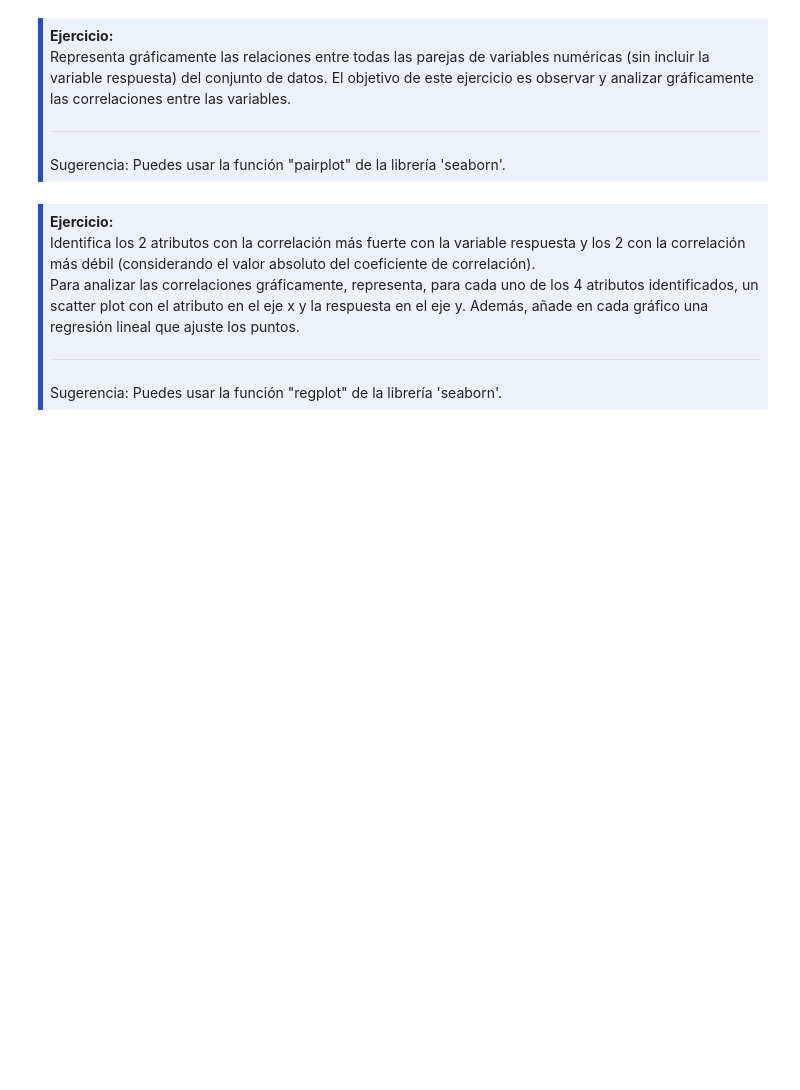
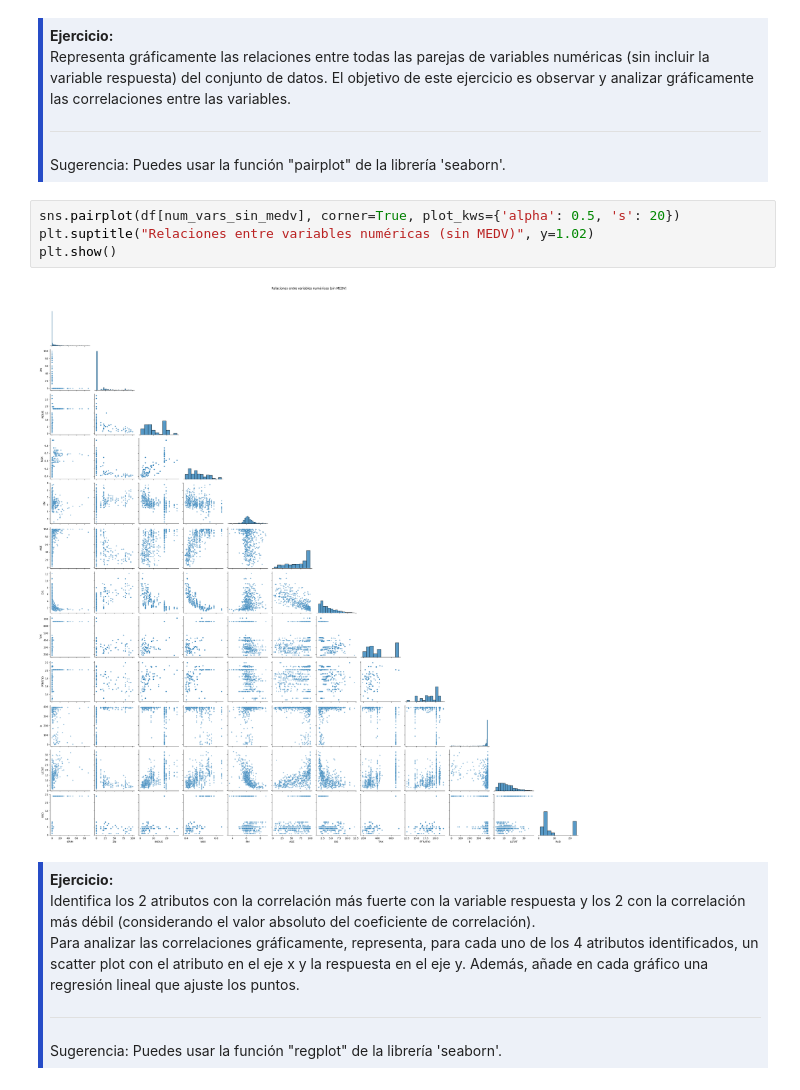
Before and after one commit to niconlvs/ModelosML, a Jupyter notebook: 2-Ejercicios/02-Prep-Datos-Metricas-Modelos.ipynb, the cells around one changed output. Saved outputs shown, nothing was run; the diff lists cells and outputs as text; blank space fills up the shorter version.

```diff
--- a/2-Ejercicios/02-Prep-Datos-Metricas-Modelos.ipynb
+++ b/2-Ejercicios/02-Prep-Datos-Metricas-Modelos.ipynb
@@ -250,6 +295,12 @@ Calcula y muestra la correlación entre todos los atributos numéricos y la vari
 Representa gráficamente las relaciones entre todas las parejas de variables numéricas (sin incluir la variable respuesta) del conjunto de datos. El objetivo de este ejercicio es observar y analizar gráficamente las correlaciones entre las variables.
 <hr>Sugerencia: Puedes usar la función "pairplot" de la librería 'seaborn'.
 </div>
+# %%
+sns.pairplot(df[num_vars_sin_medv], corner=True, plot_kws={'alpha': 0.5, 's': 20})
+plt.suptitle("Relaciones entre variables numéricas (sin MEDV)", y=1.02)
+plt.show()
+# %% [output]
+[figure, added]
 # %% [markdown]
 <div style="background-color: #edf1f8; border-color: #264CC7; border-left: 5px solid #264CC7; padding: 0.5em;">
 <strong>Ejercicio:</strong><br>
```
Also changed, not shown: parts of 14 cells of this notebook.
